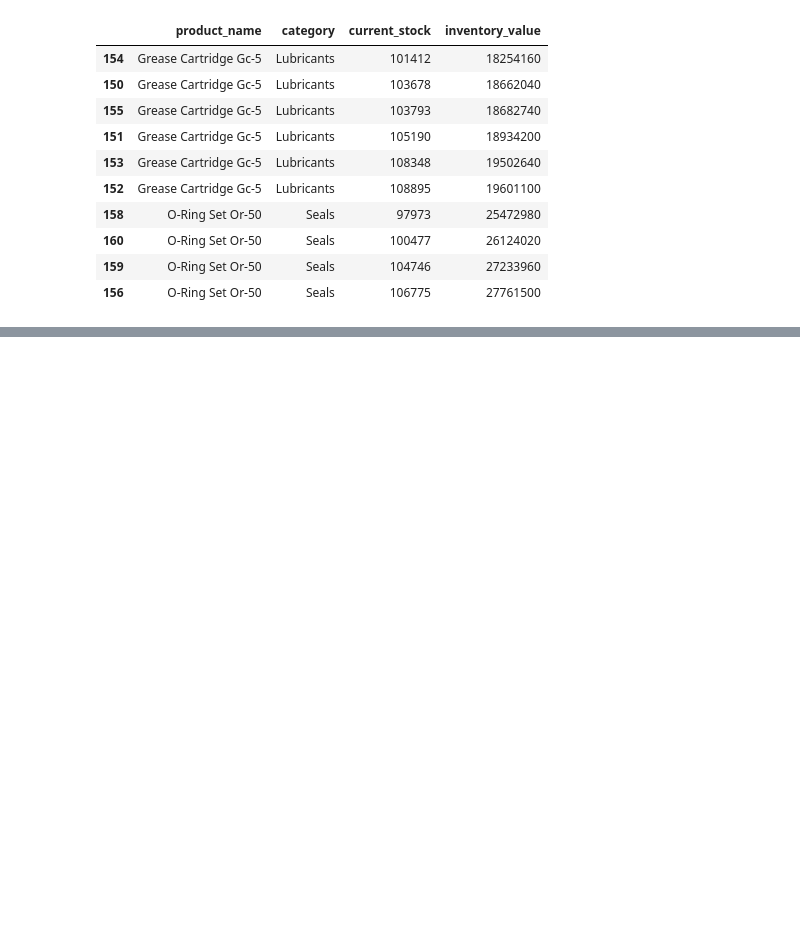
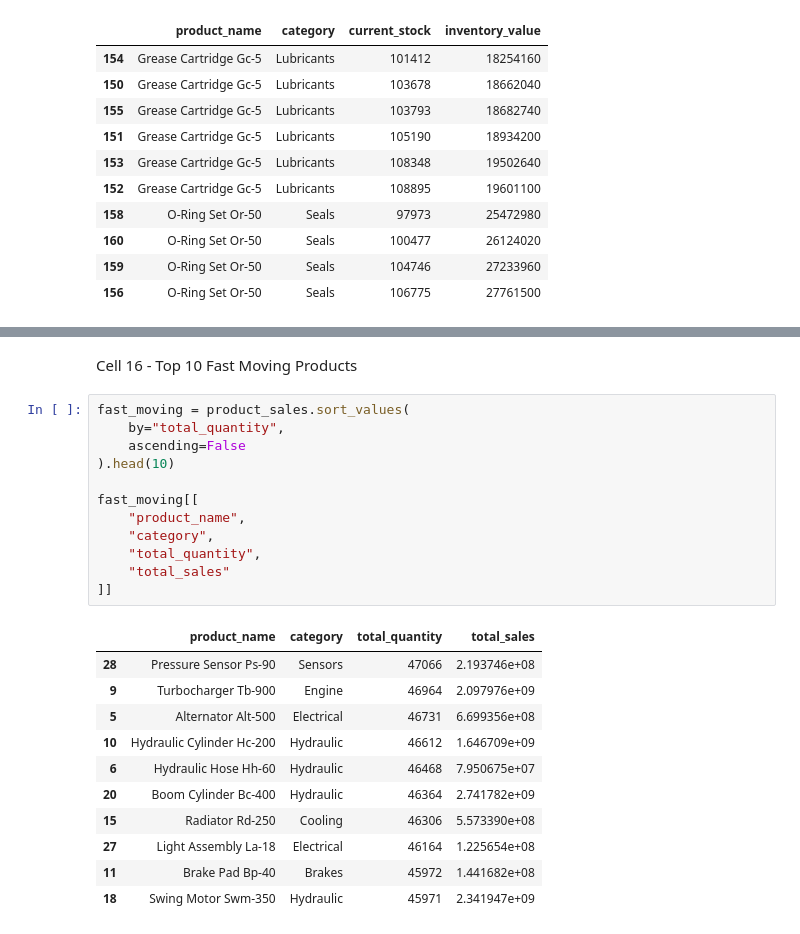
Before and after one commit to Riya-1923/Heavy-Supplier-Warehouse-Analytics, a Jupyter notebook: notebooks/Week3_Product_Inventory_Analysis.ipynb, the cells around one changed output, grey strips where cells are left out. Drawn from its saved outputs; the diff is of its cells as text; blank space fills up the shorter version.

```diff
--- a/notebooks/Week3_Product_Inventory_Analysis.ipynb
+++ b/notebooks/Week3_Product_Inventory_Analysis.ipynb
@@ -185,0 +276,26 @@ bottom_inventory[[
+# %% [markdown]
+Cell 16 - Top 10 Fast Moving Products
+# %%
+fast_moving = product_sales.sort_values(
+    by="total_quantity",
+    ascending=False
+).head(10)
+
+fast_moving[[
+    "product_name",
+    "category",
+    "total_quantity",
+    "total_sales"
+]]
+# %% [output]
+|  | product_name | category | total_quantity | total_sales |
+| 28 | Pressure Sensor Ps-90 | Sensors | 47066 | 2.193746e+08 |
+| 9 | Turbocharger Tb-900 | Engine | 46964 | 2.097976e+09 |
+| 5 | Alternator Alt-500 | Electrical | 46731 | 6.699356e+08 |
+| 10 | Hydraulic Cylinder Hc-200 | Hydraulic | 46612 | 1.646709e+09 |
+| 6 | Hydraulic Hose Hh-60 | Hydraulic | 46468 | 7.950675e+07 |
+| 20 | Boom Cylinder Bc-400 | Hydraulic | 46364 | 2.741782e+09 |
+| 15 | Radiator Rd-250 | Cooling | 46306 | 5.573390e+08 |
+| 27 | Light Assembly La-18 | Electrical | 46164 | 1.225654e+08 |
+| 11 | Brake Pad Bp-40 | Brakes | 45972 | 1.441682e+08 |
+| 18 | Swing Motor Swm-350 | Hydraulic | 45971 | 2.341947e+09 |
```
Also changed, not shown: parts of 18 cells of this notebook.
